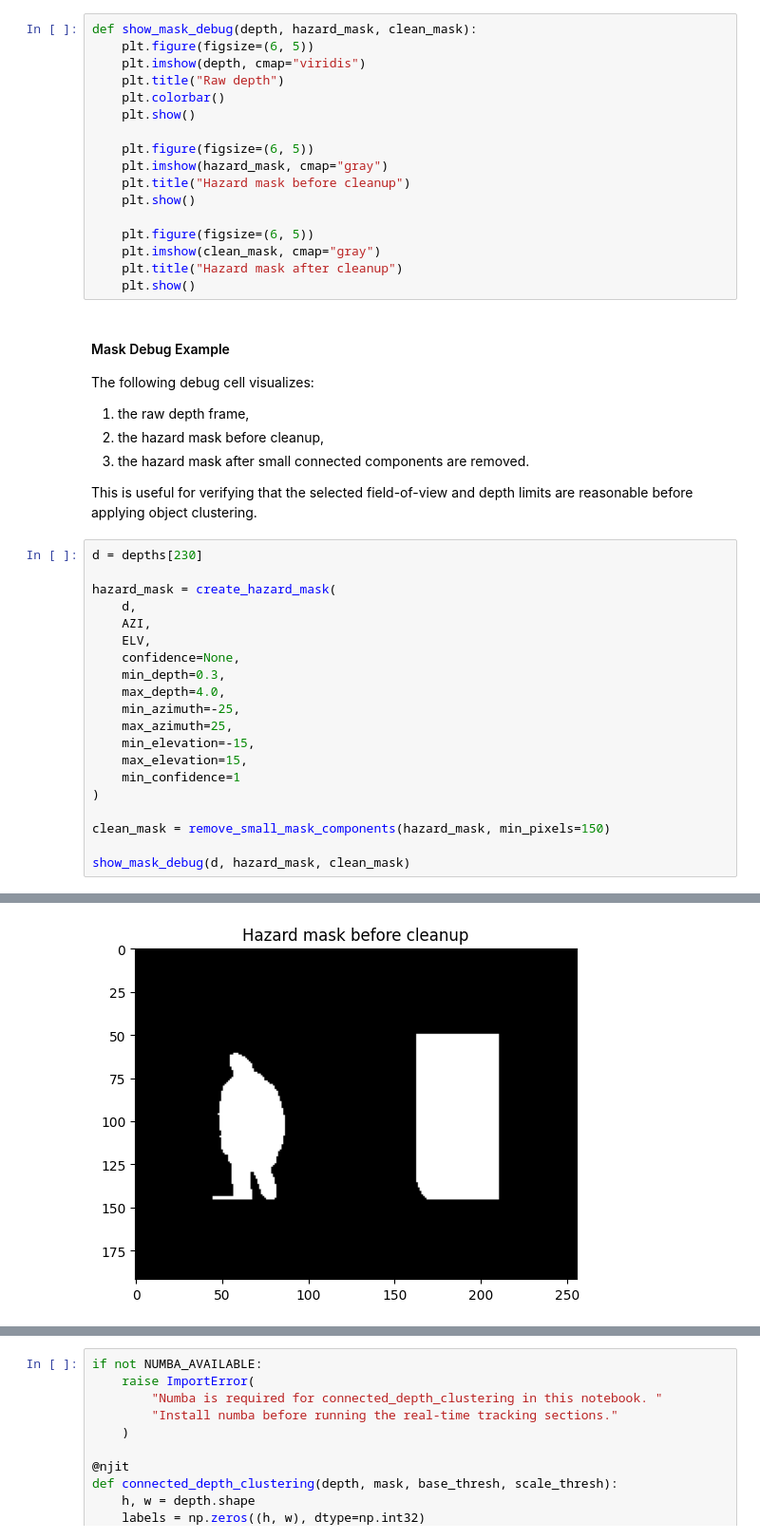
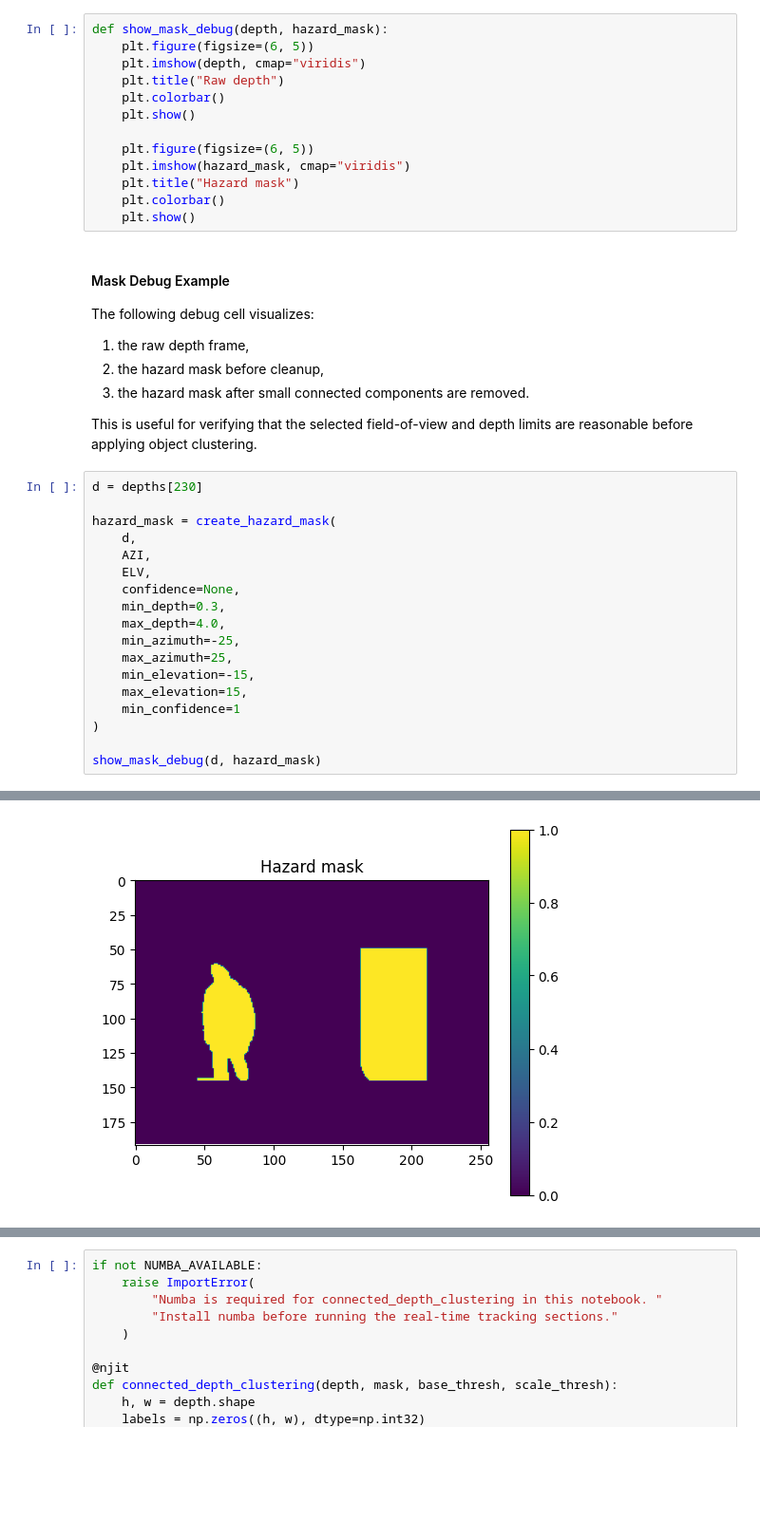
Before and after one commit to l0stinfr0st/AssistiveNavigation, a Jupyter notebook: system.ipynb, the cells around one changed output, grey strips where cells are left out. Shown at 95% size. Drawn from its saved outputs; the diff is of its cells as text; blank space fills up the shorter version.

```diff
--- a/system.ipynb
+++ b/system.ipynb
@@ -1563,5 +1529,5 @@ def remove_small_mask_components(mask, min_pixels=150):
 # %%
-def show_mask_debug(depth, hazard_mask, clean_mask):
+def show_mask_debug(depth, hazard_mask):
     plt.figure(figsize=(6, 5))
     plt.imshow(depth, cmap="viridis")
     plt.title("Raw depth")
@@ -1569,14 +1535,10 @@ def show_mask_debug(depth, hazard_mask, clean_mask):
     plt.show()
 
     plt.figure(figsize=(6, 5))
-    plt.imshow(hazard_mask, cmap="gray")
-    plt.title("Hazard mask before cleanup")
+    plt.imshow(hazard_mask, cmap="viridis")
+    plt.title("Hazard mask")
+    plt.colorbar()
     plt.show()
-
-    plt.figure(figsize=(6, 5))
-    plt.imshow(clean_mask, cmap="gray")
-    plt.title("Hazard mask after cleanup")
-    plt.show()
 # %% [markdown]
 #### Mask Debug Example
 
@@ -1590,23 +1552,21 @@ This is useful for verifying that the selected field-of-view and depth limits ar
 # %%
 d = depths[230]
 
 hazard_mask = create_hazard_mask(
     d,
     AZI,
     ELV,
     confidence=None,
     min_depth=0.3,
     max_depth=4.0,
     min_azimuth=-25,
     max_azimuth=25,
     min_elevation=-15,
     max_elevation=15,
     min_confidence=1
 )
 
-clean_mask = remove_small_mask_components(hazard_mask, min_pixels=150)
-
-show_mask_debug(d, hazard_mask, clean_mask)
+show_mask_debug(d, hazard_mask)
 # %% [output]
 [figure]
-[figure, old version]
+[figure, new version]
```
Also changed, not shown: parts of 5 cells of this notebook.
